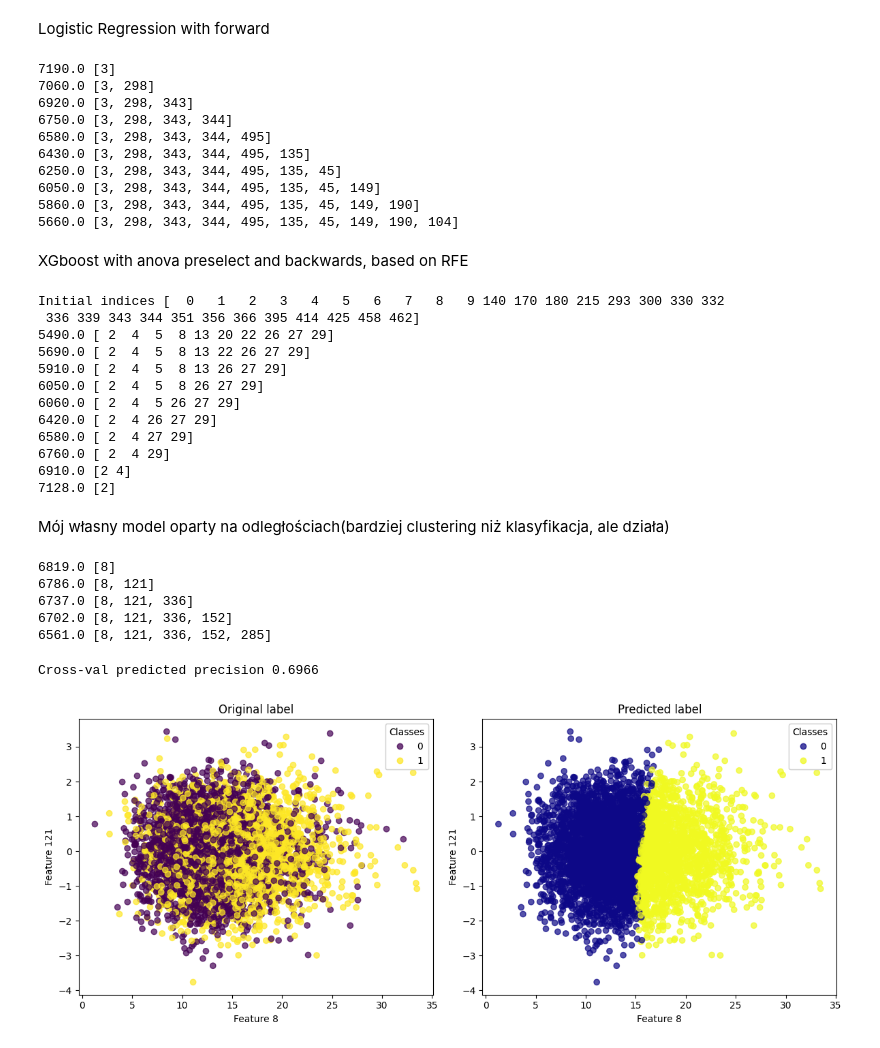
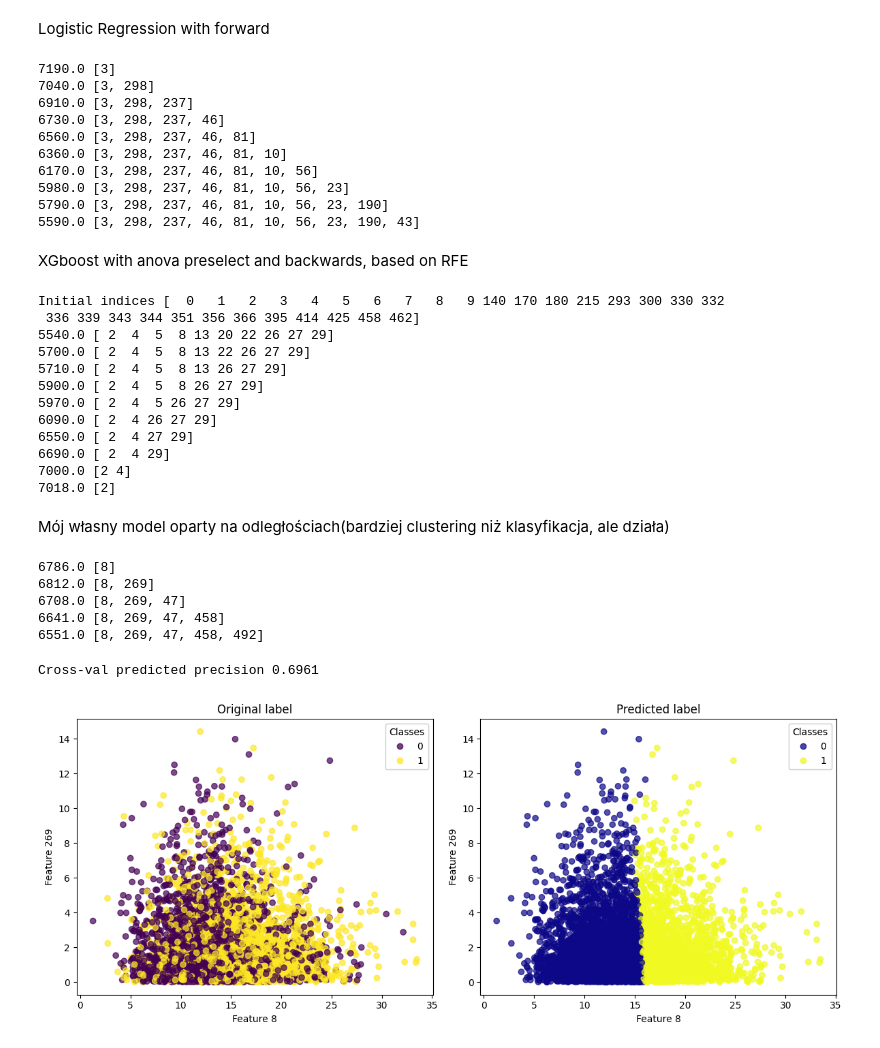
Before and after one commit to Michal-Iwicki/AML_projects, a Jupyter notebook: project2/tests.ipynb, the cells around one changed output. Drawn from its saved outputs; the diff is of its cells as text; code cells hidden in the pictures.

```diff
--- a/project2/tests.ipynb
+++ b/project2/tests.ipynb
@@ -228,14 +228,12 @@ Logistic Regression with forward
 import numpy as np
 import pandas as pd
 from sklearn.linear_model import LogisticRegression
-from sklearn.model_selection import cross_val_predict
+from sklearn.model_selection import cross_val_predict, StratifiedKFold
 from sklearn.metrics import make_scorer, precision_score
 from sklearn.preprocessing import StandardScaler
 
 X_train = pd.read_csv("data/x_train.txt",header=None,sep=" ")
 y_train = pd.read_csv("data/y_train.txt",header=None,sep=" ")
-num_target=1000
-n_splits = 5
 X_train, y_train = np.array(X_train), np.array(y_train).T[0]
 
 X_train = StandardScaler().fit_transform(X_train)
@@ -245,6 +243,7 @@ n_features = X_train.shape[1]
 max_features = 10
 model = LogisticRegression(max_iter=1000)
 
+cv = StratifiedKFold(n_splits=5, shuffle=True, random_state=42)
 selected = []
 remaining = list(range(n_features))
 best_score = 0
@@ -254,7 +253,7 @@ for _ in range(max_features):
     best_candidate_score = 0
     for i in remaining:
         current_features = selected + [i]
-        probas = cross_val_predict(model, X_train[:,current_features], y_train, cv=n_splits, method='predict_proba')[:,1]
+        probas = cross_val_predict(model, X_train[:,current_features], y_train, cv=cv, method='predict_proba')[:,1]
         score = eval_proba(probas, y_train,len(current_features))
         if score > best_candidate_score:
             best_candidate = i
@@ -266,15 +265,15 @@ for _ in range(max_features):
     print(best_candidate_score,selected)
 # %% [output]
 7190.0 [3]
-7060.0 [3, 298]
-6920.0 [3, 298, 343]
-6750.0 [3, 298, 343, 344]
-6580.0 [3, 298, 343, 344, 495]
-6430.0 [3, 298, 343, 344, 495, 135]
-6250.0 [3, 298, 343, 344, 495, 135, 45]
-6050.0 [3, 298, 343, 344, 495, 135, 45, 149]
-5860.0 [3, 298, 343, 344, 495, 135, 45, 149, 190]
-5660.0 [3, 298, 343, 344, 495, 135, 45, 149, 190, 104]
+7040.0 [3, 298]
+6910.0 [3, 298, 237]
+6730.0 [3, 298, 237, 46]
+6560.0 [3, 298, 237, 46, 81]
+6360.0 [3, 298, 237, 46, 81, 10]
+6170.0 [3, 298, 237, 46, 81, 10, 56]
+5980.0 [3, 298, 237, 46, 81, 10, 56, 23]
+5790.0 [3, 298, 237, 46, 81, 10, 56, 23, 190]
+5590.0 [3, 298, 237, 46, 81, 10, 56, 23, 190, 43]
 # %% [markdown]
 XGboost with anova preselect and backwards, based on RFE
 # %%
@@ -287,10 +286,10 @@ from sklearn.feature_selection import RFE
 
 X_train = pd.read_csv("data/x_train.txt",header=None,sep=" ")
 y_train = pd.read_csv("data/y_train.txt",header=None,sep=" ")
-num_target=1000
-n_splits = 5
 X_train, y_train = np.array(X_train), np.array(y_train).T[0]
+
 max_features = 10
+cv = StratifiedKFold(n_splits=5, shuffle=True, random_state=42)
 selected = []
 selector = SelectKBest(score_func=f_classif, k=30)
 X_train = selector.fit_transform(X_train, y_train)
@@ -301,23 +300,23 @@ for n_features in range(max_features, 0,-1):
     selector = RFE(estimator=model, n_features_to_select=n_features, step=1, verbose=0)
     selector.fit(X_train, y_train)
     X_selected = selector.transform(X_train)
-    probas = cross_val_predict(model, X_selected, y_train, cv=n_splits, method='predict_proba')[:,1]
+    probas = cross_val_predict(model, X_selected, y_train, cv=cv, method='predict_proba')[:,1]
     score = eval_proba(probas, y_train,n_features)
 
     print(score,selector.get_support(indices=True))
 # %% [output]
 Initial indices [  0   1   2   3   4   5   6   7   8   9 140 170 180 215 293 300 330 332
  336 339 343 344 351 356 366 395 414 425 458 462]
-5490.0 [ 2  4  5  8 13 20 22 26 27 29]
-5690.0 [ 2  4  5  8 13 22 26 27 29]
-5910.0 [ 2  4  5  8 13 26 27 29]
-6050.0 [ 2  4  5  8 26 27 29]
-6060.0 [ 2  4  5 26 27 29]
-6420.0 [ 2  4 26 27 29]
-6580.0 [ 2  4 27 29]
-6760.0 [ 2  4 29]
-6910.0 [2 4]
-7128.0 [2]
+5540.0 [ 2  4  5  8 13 20 22 26 27 29]
+5700.0 [ 2  4  5  8 13 22 26 27 29]
+5710.0 [ 2  4  5  8 13 26 27 29]
+5900.0 [ 2  4  5  8 26 27 29]
+5970.0 [ 2  4  5 26 27 29]
+6090.0 [ 2  4 26 27 29]
+6550.0 [ 2  4 27 29]
+6690.0 [ 2  4 29]
+7000.0 [2 4]
+7018.0 [2]
 # %% [markdown]
 Mój własny model oparty na odległościach(bardziej clustering niż klasyfikacja, ale działa)
 # %%
@@ -356,12 +355,13 @@ num_target=1000
 max_features = 5
 selected = []
 remaining = list(range(X.shape[1]))
+cv = StratifiedKFold(n_splits=5, shuffle=True, random_state=42)
 for _ in range(max_features):
     best_result = 0
     for feature in remaining:
         X_selected = X[:,selected+[feature]]
         model = kernel_distance_classifier()
-        y_pred =cross_val_predict(model, X_selected, y, cv=5, method='predict_proba')
+        y_pred =cross_val_predict(model, X_selected, y, cv=cv, method='predict_proba')
         result = eval_proba(y_pred,y,X_selected.shape[1])
         if result > best_result:
             best_feature = feature
@@ -370,39 +370,39 @@ for _ in range(max_features):
     selected.append(best_feature)
     print(best_result, selected)
 # %% [output]
-6819.0 [8]
-6786.0 [8, 121]
-6737.0 [8, 121, 336]
-6702.0 [8, 121, 336, 152]
-6561.0 [8, 121, 336, 152, 285]
+6786.0 [8]
+6812.0 [8, 269]
+6708.0 [8, 269, 47]
+6641.0 [8, 269, 47, 458]
+6551.0 [8, 269, 47, 458, 492]
 # %%
 import matplotlib.pyplot as plt
 from sklearn.metrics import precision_score
 
 X = np.array(pd.read_csv("data/x_train.txt",header=None,sep=" "))
 y = np.array(pd.read_csv("data/y_train.txt",header=None,sep=" "))
-X_selected = X[:,[8,121]]
+X_selected = X[:,[8,269]]
 model = kernel_distance_classifier()
 y_pred  = cross_val_predict(model, X_selected, y, cv=5, method='predict')
 fig, axes = plt.subplots(1, 2, figsize=(12, 5))
 
 scatter1 = axes[0].scatter(X_selected[:, 0], X_selected[:, 1], c=y, cmap='viridis', alpha=0.7)
 axes[0].set_title("Original label")
 axes[0].set_xlabel("Feature 8")
-axes[0].set_ylabel("Feature 121")
+axes[0].set_ylabel("Feature 269")
 legend1 = axes[0].legend(*scatter1.legend_elements(), title="Classes")
 axes[0].add_artist(legend1)
 
 scatter2 = axes[1].scatter(X_selected[:, 0], X_selected[:, 1], c=y_pred, cmap='plasma', alpha=0.7)
 axes[1].set_title("Predicted label")
 axes[1].set_xlabel("Feature 8")
-axes[1].set_ylabel("Feature 121")
+axes[1].set_ylabel("Feature 269")
 legend2 = axes[1].legend(*scatter2.legend_elements(), title="Classes")
 axes[1].add_artist(legend2)
 
 print("Cross-val predicted precision", np.round(precision_score(y,y_pred),4))
 plt.tight_layout()
 plt.show()
 # %% [output]
-Cross-val predicted precision 0.6966
+Cross-val predicted precision 0.6961
-[figure, old version]
+[figure, new version]
```
Also changed, not shown: 5 other files.
